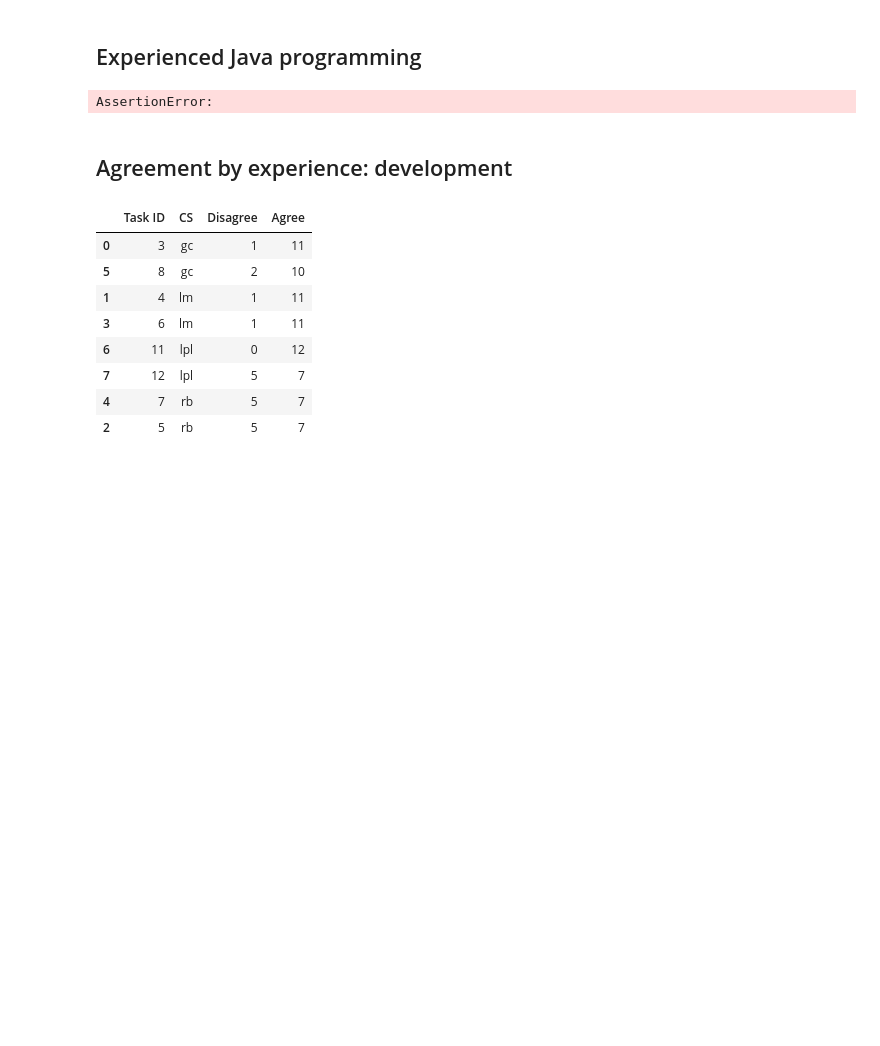
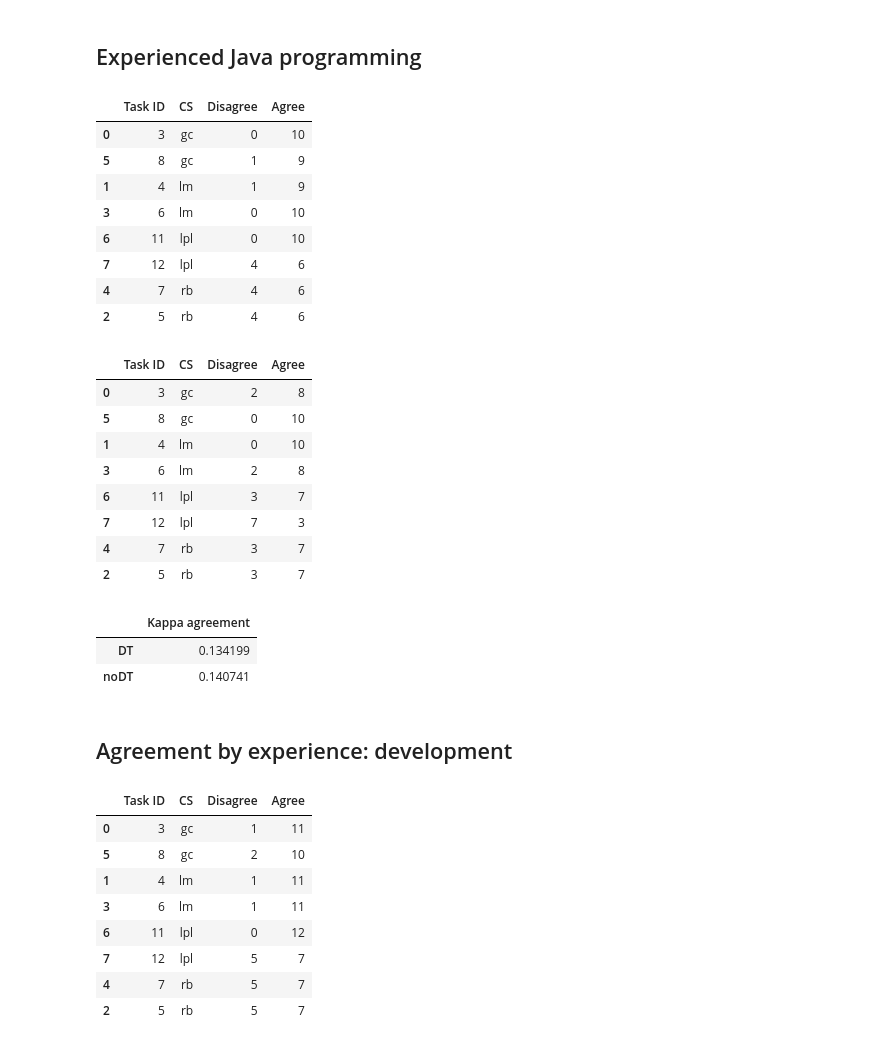
Before and after one commit to christianorossini/masterProject, a Jupyter notebook: experiment/experiments.ipynb, the cells around one changed output. Saved outputs shown, nothing was run; the diff lists cells and outputs as text; code cells hidden in the pictures; blank space fills up the shorter version.

```diff
--- a/experiment/experiments.ipynb
+++ b/experiment/experiments.ipynb
@@ -287,16 +287,41 @@ display(df_kappa_values)
 # %%
 answer_no_dummy_java=answer_no_dummy[answer_no_dummy.javaExperience.isin([2,3,4])]
 
 # retira alguns participantes para equalizar o quadrado latino
-answer_no_dummy_java = answer_no_dummy_java[~answer_no_dummy_java.inviteId.isin(['aadeab9473','a4fdb1f70d','a4d316213a', '98ade17f7a'])]
+answer_no_dummy_java = answer_no_dummy_java[~answer_no_dummy_java.inviteId.isin(['aadeab9473','98ade17f7a'])]
 
-df_kappaTable_dt, df_kappaTable_noDt, df_kappa_values = build(answer_no_dummy_java)
+df_kappaTable_dt, df_kappaTable_noDt, df_kappa_values, eval_matrix_dt, eval_matrix_noDt = build(answer_no_dummy_java)
+
+#exporta a matriz de evaluations em csv
+eval_matrix_dt.to_csv("csv_evaluation_matrix/javaExperience_agreement_eval_matrix_DT.csv", header=False, index=False)
+eval_matrix_noDt.to_csv("csv_evaluation_matrix/javaExperience_agreement_eval_matrix_noDt.csv", header=False, index=False)
+
 
 display(df_kappaTable_dt)
 display(df_kappaTable_noDt)
 display(df_kappa_values)
 # %% [output]
-AssertionError:
+|  | Task ID | CS | Disagree | Agree |
+| 0 | 3 | gc | 0 | 10 |
+| 5 | 8 | gc | 1 | 9 |
+| 1 | 4 | lm | 1 | 9 |
+| 3 | 6 | lm | 0 | 10 |
+| 6 | 11 | lpl | 0 | 10 |
+| 7 | 12 | lpl | 4 | 6 |
+| 4 | 7 | rb | 4 | 6 |
+| 2 | 5 | rb | 4 | 6 |
+|  | Task ID | CS | Disagree | Agree |
+| 0 | 3 | gc | 2 | 8 |
+| 5 | 8 | gc | 0 | 10 |
+| 1 | 4 | lm | 0 | 10 |
+| 3 | 6 | lm | 2 | 8 |
+| 6 | 11 | lpl | 3 | 7 |
+| 7 | 12 | lpl | 7 | 3 |
+| 4 | 7 | rb | 3 | 7 |
+| 2 | 5 | rb | 3 | 7 |
+|  | Kappa agreement |
+| DT | 0.134199 |
+| noDT | 0.140741 |
 # %% [markdown]
 ## Agreement by experience: development
 # %%
```
Also changed, not shown: parts of 10 cells of this notebook, 22 other files.
